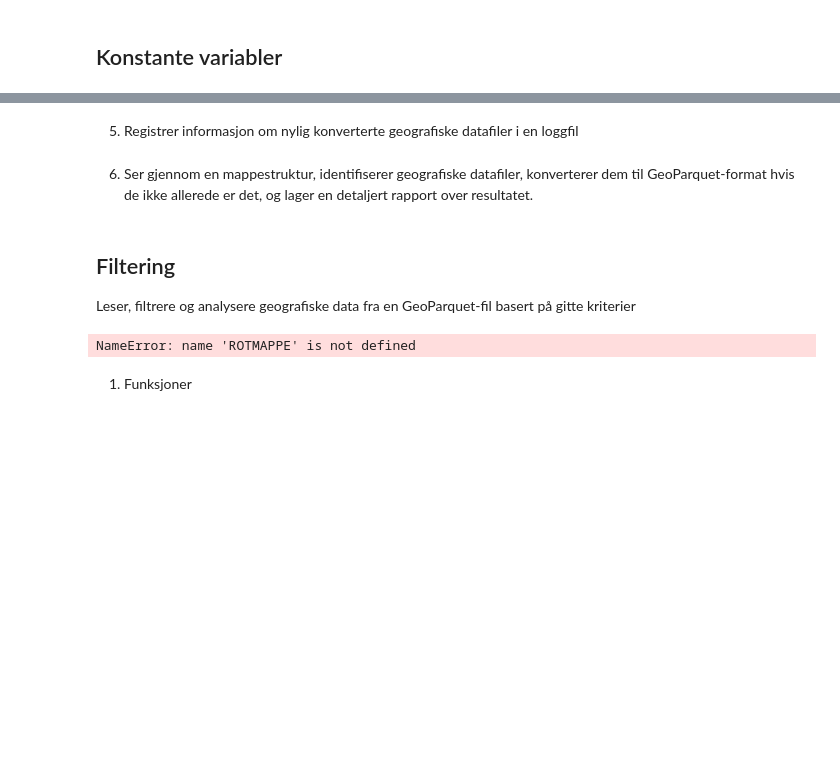
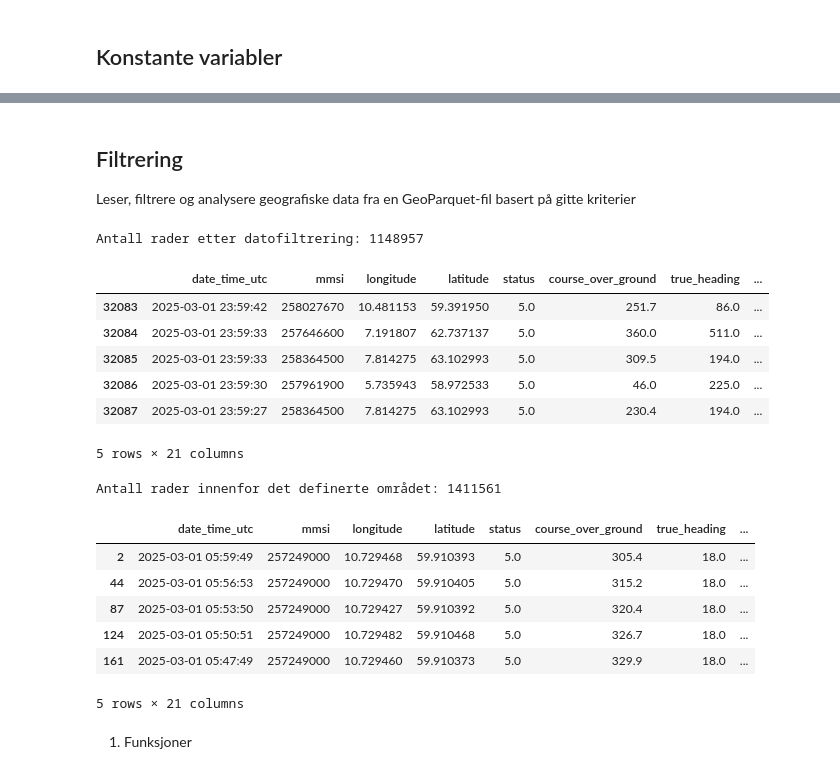
Before and after one commit to kartAI/kaidata_geolake, a Jupyter notebook: demo.ipynb, the cells around one changed output, grey strips where cells are left out. Saved outputs shown, nothing was run; the diff lists cells and outputs as text; code cells hidden in the pictures; blank space fills up the shorter version.

```diff
--- a/demo.ipynb
+++ b/demo.ipynb
@@ -303,2 +48,0 @@ def finn_nye_filer(rå_mappesti, prosessert_mappesti, konverteringslogg_sti=None
-# %% [markdown]
-5. Registrer informasjon om nylig konverterte geografiske datafiler i en loggfil
@@ -347,2 +48,0 @@ def oppdater_konverteringslogg(konverteringslogg_sti, fil, målfilsti):
-# %% [markdown]
-6. Ser gjennom en mappestruktur, identifiserer geografiske datafiler, konverterer dem til GeoParquet-format hvis de ikke allerede er det, og lager en detaljert rapport over resultatet.
@@ -486,32 +49,46 @@ resultater = behandle_alle_filer_i_mappe(ROTMAPPE, opprett_struktur=True)
 # %% [markdown]
-## Filtering
+## Filtrering
 Leser, filtrere og analysere geografiske data fra en GeoParquet-fil basert på gitte kriterier
 # %%
-# MÅ HENTE RIKTIG FIL!
+# Les geoparquet-filen
+fil_sti = f"{ROTMAPPE}/raw/hais_2025-03-01.snappy.parquet"
 
-# Les geoparquet-filen
-fil_sti = f"{ROTMAPPE}/raw/hais_2025-01-01.snappy.parquet"
 gdf = gpd.read_parquet(fil_sti)
 
 # Filtrering basert på attributt/kolonne
 if 'date_time_utc' in gdf.columns:
-    filtrert_på_dato = gdf[gdf['date_time_utc'] >= '2025-01-01 12:00:00']
+    filtrert_på_dato = gdf[gdf['date_time_utc'] >= '2025-03-01 20:00:00']
     print(f"Antall rader etter datofiltrering: {len(filtrert_på_dato)}")
     display(filtrert_på_dato.head())
 
 # Filtrering basert på geometri (f.eks. et område)
-område = box(5.0, 60.0, 11.0, 60.0)
+område = box(5.0, 59.5, 11.0, 60.5) # Bergen-Kristiansand-Oslo
 innenfor_område = gdf[gdf.geometry.intersects(område)]
 print(f"Antall rader innenfor det definerte området: {len(innenfor_område)}")
 display(innenfor_område.head())
 
-# Kombinert filtrering med flere kriterier
+# Kombinert filtrering med flere kriterier til å analysere f.eks. overlapping
 if 'attributt' in gdf.columns:
     kombinert_filter = gdf[(gdf.geometry.intersects(område)) & (gdf['attributt'] > 10)]
     print(f"Antall rader etter kombinert filtrering: {len(kombinert_filter)}")
     display(kombinert_filter.head())
 # %% [output]
-NameError: name 'ROTMAPPE' is not defined
+Antall rader etter datofiltrering: 1148957
+|  | date_time_utc | mmsi | longitude | latitude | status | course_over_ground | true_heading | ... |
+| 32083 | 2025-03-01 23:59:42 | 258027670 | 10.481153 | 59.391950 | 5.0 | 251.7 | 86.0 | ... |
+| 32084 | 2025-03-01 23:59:33 | 257646600 | 7.191807 | 62.737137 | 5.0 | 360.0 | 511.0 | ... |
+| 32085 | 2025-03-01 23:59:33 | 258364500 | 7.814275 | 63.102993 | 5.0 | 309.5 | 194.0 | ... |
+| 32086 | 2025-03-01 23:59:30 | 257961900 | 5.735943 | 58.972533 | 5.0 | 46.0 | 225.0 | ... |
+| 32087 | 2025-03-01 23:59:27 | 258364500 | 7.814275 | 63.102993 | 5.0 | 230.4 | 194.0 | ... |
+5 rows × 21 columns
+Antall rader innenfor det definerte området: 1411561
+|  | date_time_utc | mmsi | longitude | latitude | status | course_over_ground | true_heading | ... |
+| 2 | 2025-03-01 05:59:49 | 257249000 | 10.729468 | 59.910393 | 5.0 | 305.4 | 18.0 | ... |
+| 44 | 2025-03-01 05:56:53 | 257249000 | 10.729470 | 59.910405 | 5.0 | 315.2 | 18.0 | ... |
+| 87 | 2025-03-01 05:53:50 | 257249000 | 10.729427 | 59.910392 | 5.0 | 320.4 | 18.0 | ... |
+| 124 | 2025-03-01 05:50:51 | 257249000 | 10.729482 | 59.910468 | 5.0 | 326.7 | 18.0 | ... |
+| 161 | 2025-03-01 05:47:49 | 257249000 | 10.729460 | 59.910373 | 5.0 | 329.9 | 18.0 | ... |
+5 rows × 21 columns
 # %% [markdown]
 1. Funksjoner
 # %%
```
Also changed, not shown: parts of 27 cells of this notebook, 2 other files.
